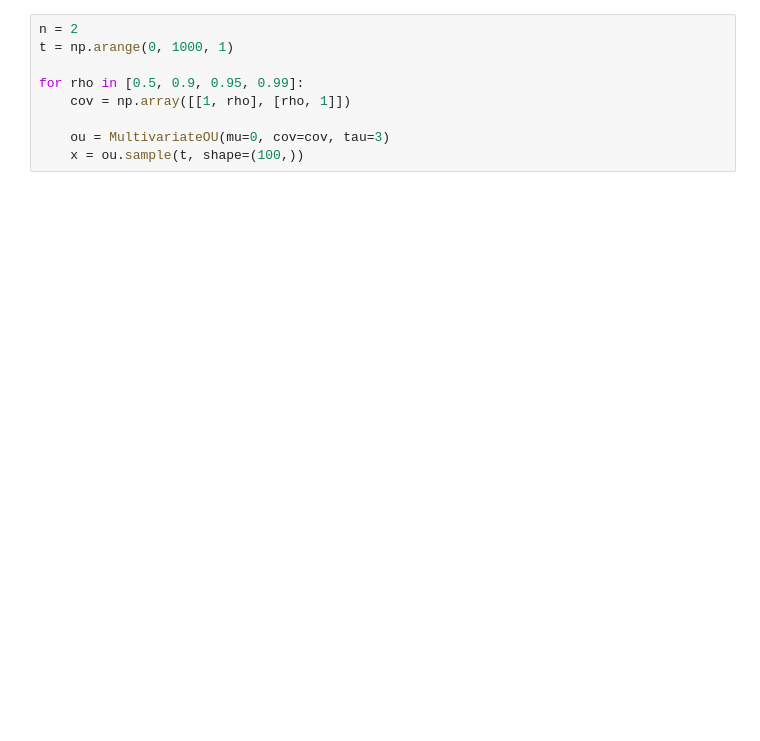
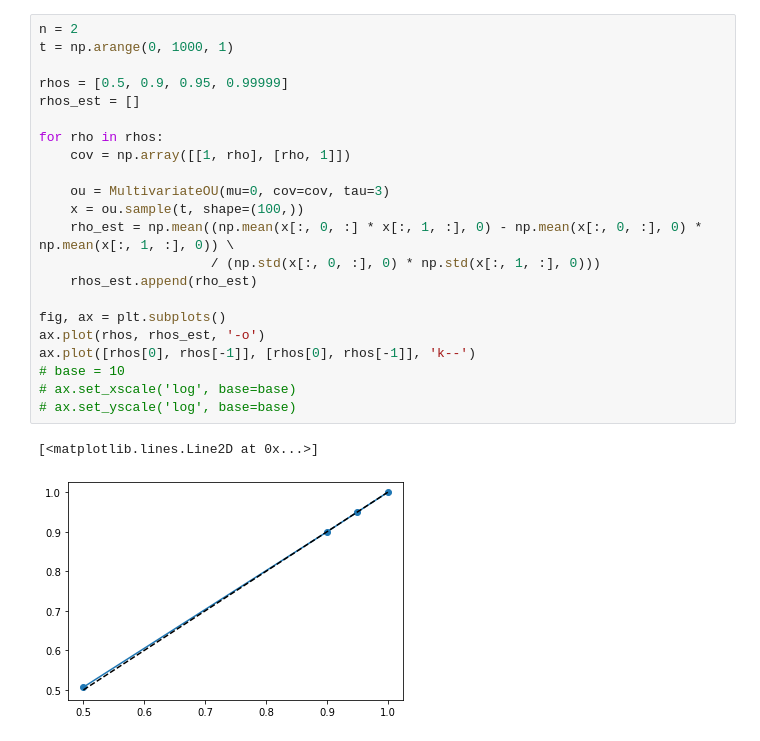
Before and after one commit to diegoarri91/stochastic-processes, a Jupyter notebook: examples/multivariate_ou.ipynb, the cells around one changed output. Cells and saved outputs as stored; diff of their text form; blank space fills up the shorter version.

```diff
--- a/examples/multivariate_ou.ipynb
+++ b/examples/multivariate_ou.ipynb
@@ -30,9 +27,25 @@ ax.plot(t, x[:, :3])
 # %%
 n = 2
 t = np.arange(0, 1000, 1)
 
-for rho in [0.5, 0.9, 0.95, 0.99]:
+rhos = [0.5, 0.9, 0.95, 0.99999]
+rhos_est = []
+
+for rho in rhos:
     cov = np.array([[1, rho], [rho, 1]])
 
     ou = MultivariateOU(mu=0, cov=cov, tau=3)
     x = ou.sample(t, shape=(100,))
+    rho_est = np.mean((np.mean(x[:, 0, :] * x[:, 1, :], 0) - np.mean(x[:, 0, :], 0) * np.mean(x[:, 1, :], 0)) \
+                      / (np.std(x[:, 0, :], 0) * np.std(x[:, 1, :], 0)))
+    rhos_est.append(rho_est)
+
+fig, ax = plt.subplots()
+ax.plot(rhos, rhos_est, '-o')
+ax.plot([rhos[0], rhos[-1]], [rhos[0], rhos[-1]], 'k--')
+# base = 10
+# ax.set_xscale('log', base=base)
+# ax.set_yscale('log', base=base)
+# %% [output]
+[<matplotlib.lines.Line2D at 0x...>]
+[figure, added]
```
Also changed, not shown: parts of 7 cells of this notebook.
